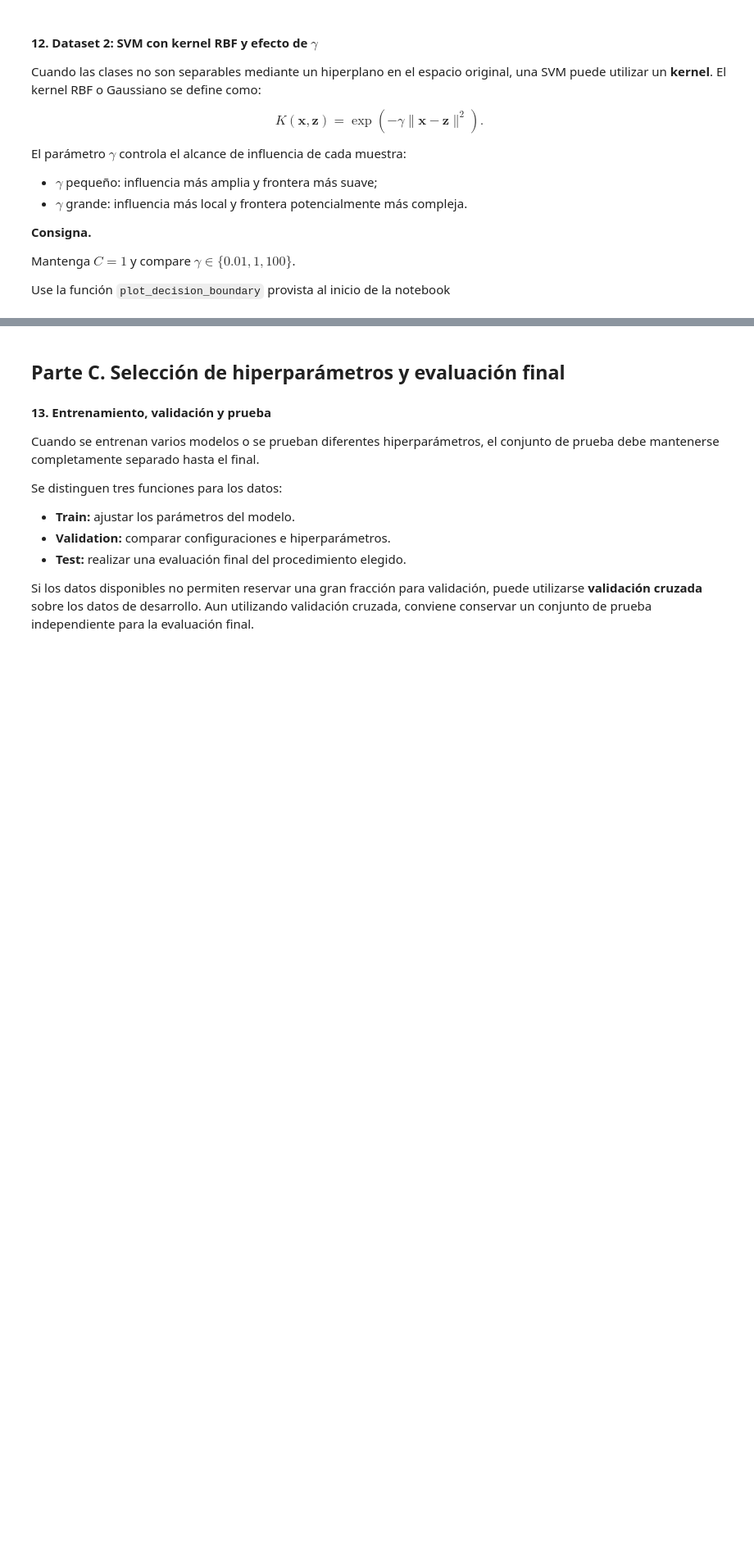
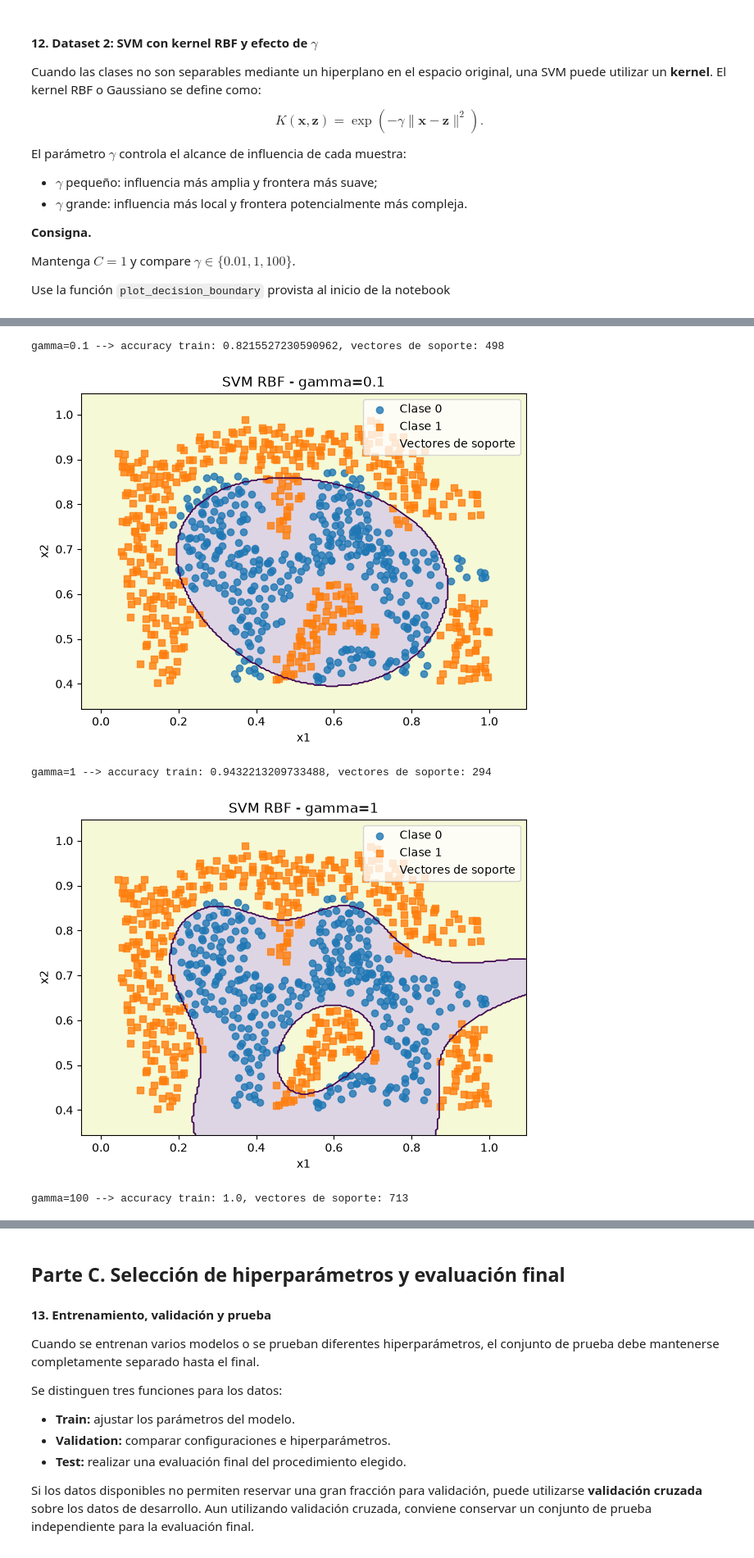
Before and after one commit to LuciaSaravia/Aprendizaje-Automatico, a Jupyter notebook: Actividad6_Clasificacion_LDA_SVM_grupo_5.ipynb, the cells around one changed output, grey strips where cells are left out. Shown at 82% size. Cells and saved outputs as stored; diff of their text form; code cells hidden in the pictures; blank space fills up the shorter version.

```diff
--- a/Actividad6_Clasificacion_LDA_SVM_grupo_5.ipynb
+++ b/Actividad6_Clasificacion_LDA_SVM_grupo_5.ipynb
@@ -625,0 +631,22 @@ Cantidad por clase: [383 480]
+# %%
+gamma =[0.1, 1, 100]
+
+for g in gamma:
+    #pipeline: primero se escala y despues se entrena el clasificador SVM con kernel RBF
+    svm_rbf = Pipeline([
+        ('scaler', StandardScaler()),
+        ('svc', SVC(kernel='rbf', C=1, gamma=g))
+    ])
+    svm_rbf.fit(X_svm2, y_svm2)
+
+    accuracy_train = svm_rbf.score(X_svm2, y_svm2)
+    numero_soporte = len(svm_rbf.named_steps['svc'].support_)
+    print(f'gamma={g} --> accuracy train: {accuracy_train}, vectores de soporte: {numero_soporte}')
+
+    plot_decision_boundary(svm_rbf, X_svm2, y_svm2, f'SVM RBF - gamma= {g}')
+# %% [output]
+gamma=0.1 --> accuracy train: 0.8215527230590962, vectores de soporte: 498
+[figure, added]
+gamma=1 --> accuracy train: 0.9432213209733488, vectores de soporte: 294
+[figure, added]
+gamma=100 --> accuracy train: 1.0, vectores de soporte: 713
```
Also changed, not shown: parts of 25 cells of this notebook.
